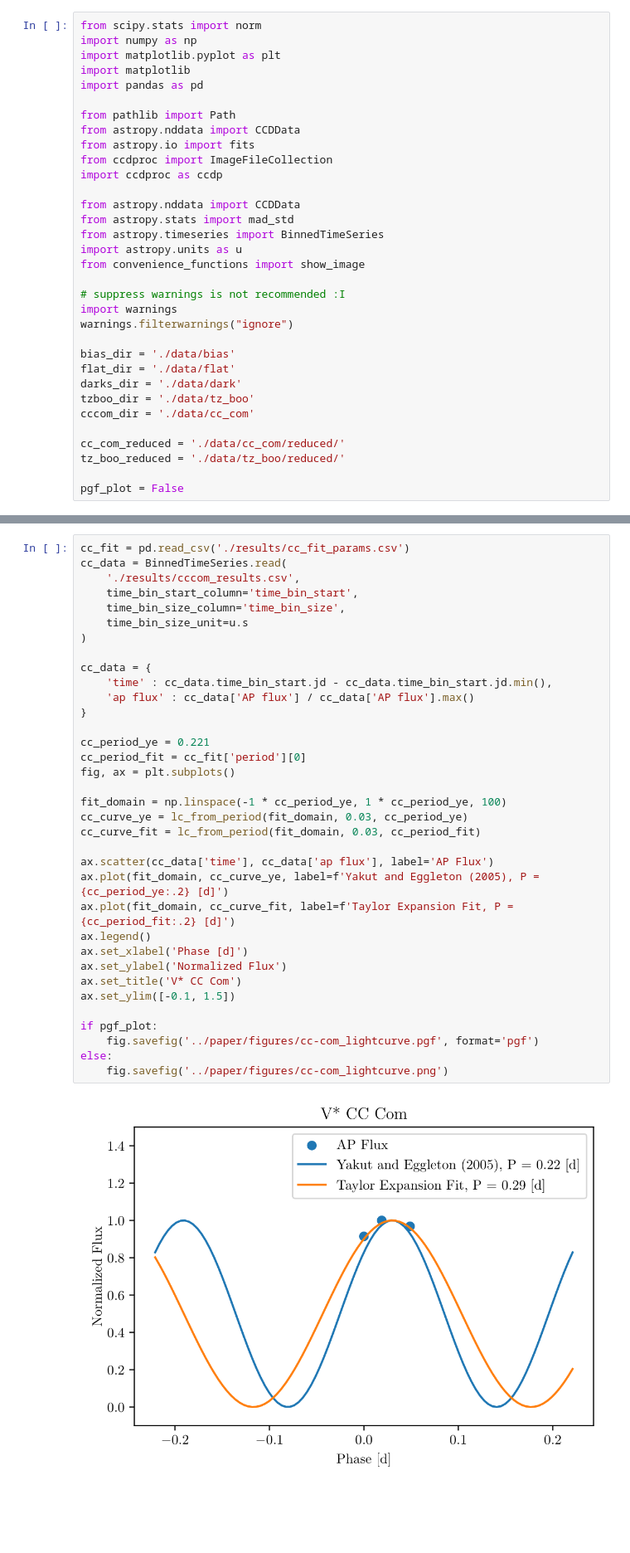
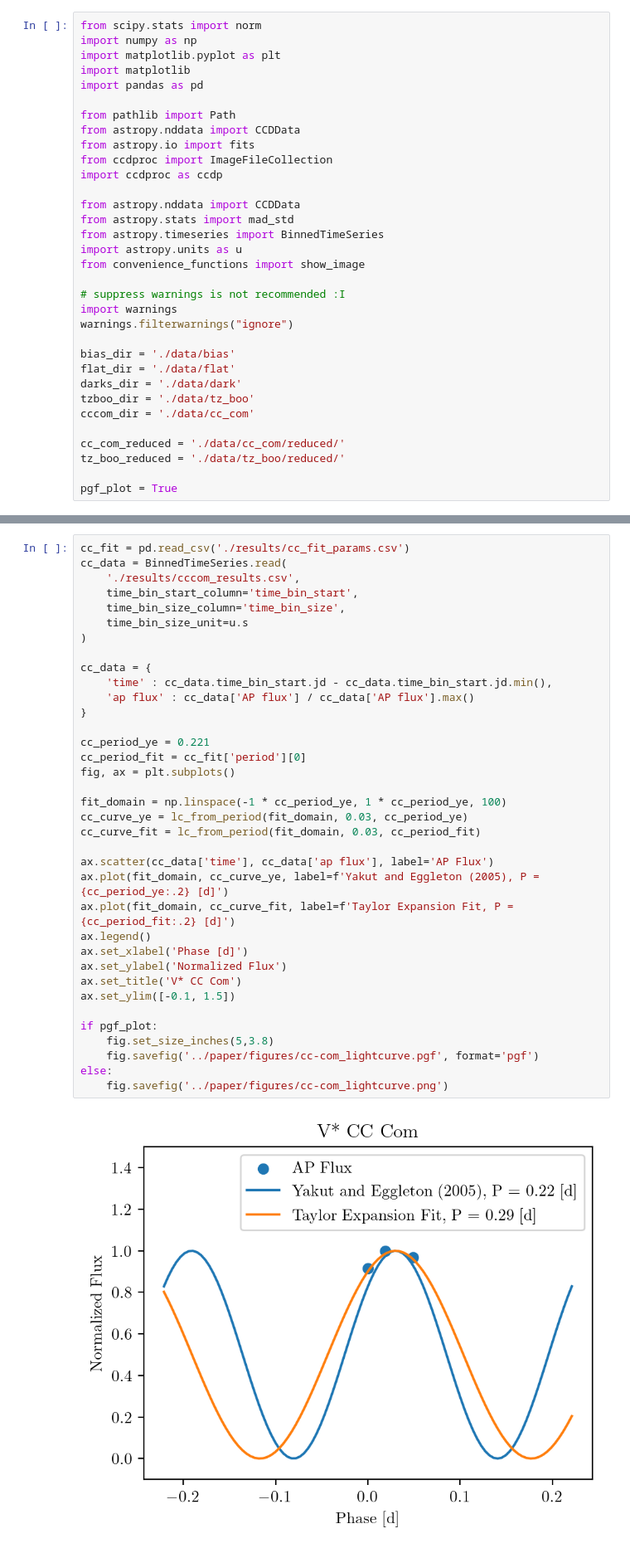
Before and after one commit to matt-ketk/astr-480, a Jupyter notebook: analysis/PaperFigures.ipynb, the cells around one changed output, grey strips where cells are left out. Shown at 83% size. Drawn from its saved outputs; the diff is of its cells as text; blank space fills up the shorter version.

```diff
--- a/analysis/PaperFigures.ipynb
+++ b/analysis/PaperFigures.ipynb
@@ -30,7 +30,7 @@ cccom_dir = './data/cc_com'
 cc_com_reduced = './data/cc_com/reduced/'
 tz_boo_reduced = './data/tz_boo/reduced/'
 
-pgf_plot = False
+pgf_plot = True
 # %%
 if pgf_plot:
     matplotlib.use('pgf')
@@ -211,31 +202,32 @@ cc_data = BinnedTimeSeries.read(
     time_bin_size_unit=u.s
 )
 
 cc_data = {
     'time' : cc_data.time_bin_start.jd - cc_data.time_bin_start.jd.min(),
     'ap flux' : cc_data['AP flux'] / cc_data['AP flux'].max()
 }
 
 cc_period_ye = 0.221
 cc_period_fit = cc_fit['period'][0]
 fig, ax = plt.subplots()
 
 fit_domain = np.linspace(-1 * cc_period_ye, 1 * cc_period_ye, 100)
 cc_curve_ye = lc_from_period(fit_domain, 0.03, cc_period_ye)
 cc_curve_fit = lc_from_period(fit_domain, 0.03, cc_period_fit)
 
 ax.scatter(cc_data['time'], cc_data['ap flux'], label='AP Flux')
 ax.plot(fit_domain, cc_curve_ye, label=f'Yakut and Eggleton (2005), P = {cc_period_ye:.2} [d]')
 ax.plot(fit_domain, cc_curve_fit, label=f'Taylor Expansion Fit, P = {cc_period_fit:.2} [d]')
 ax.legend()
 ax.set_xlabel('Phase [d]')
 ax.set_ylabel('Normalized Flux')
 ax.set_title('V* CC Com')
 ax.set_ylim([-0.1, 1.5])
 
 if pgf_plot:
+    fig.set_size_inches(5,3.8)
     fig.savefig('../paper/figures/cc-com_lightcurve.pgf', format='pgf')
 else:
     fig.savefig('../paper/figures/cc-com_lightcurve.png')
 # %% [output]
-[figure, old version]
+[figure, new version]
```
Also changed, not shown: parts of 3 cells of this notebook, 8 other files.
